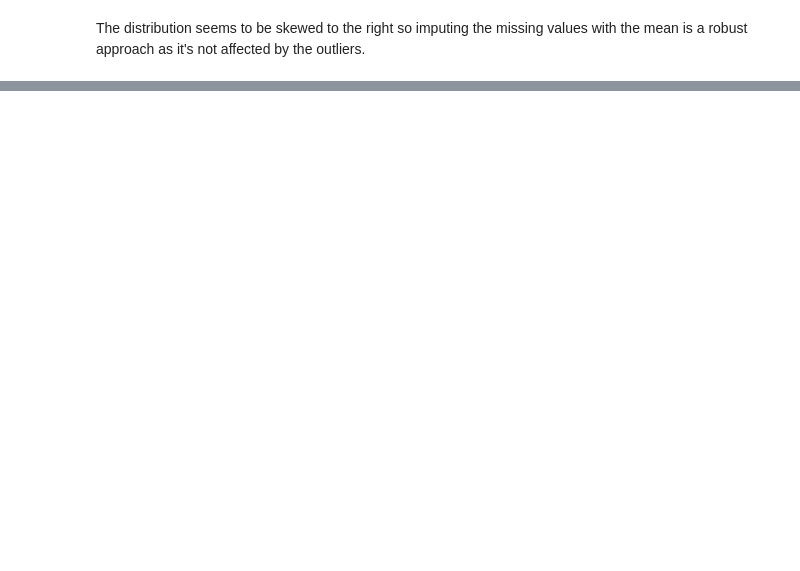
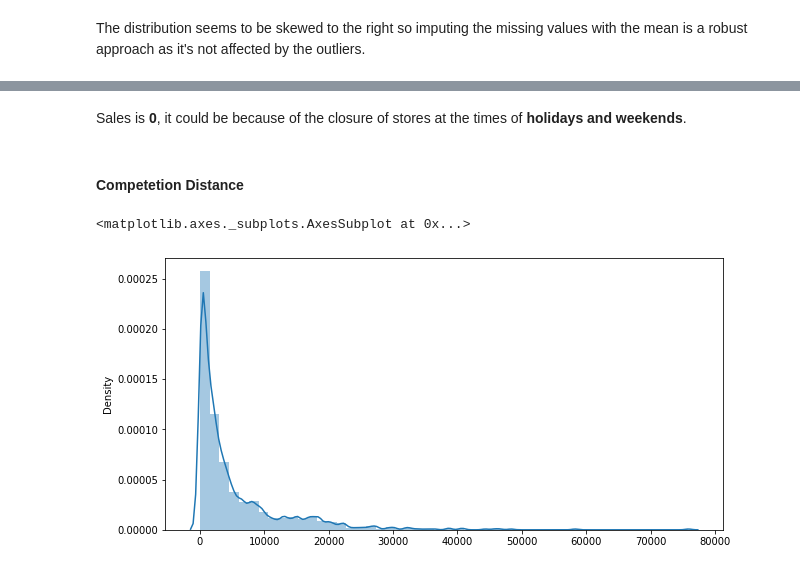
Before and after one commit to sahu-vishal/Rossmann-Sales-Prediction, a Jupyter notebook: Rossmann_Sales_Prediction_Capstone_Project.ipynb, the cells around one changed output, grey strips where cells are left out. Saved outputs shown, nothing was run; the diff lists cells and outputs as text; code cells hidden in the pictures; blank space fills up the shorter version.

```diff
--- a/Rossmann_Sales_Prediction_Capstone_Project.ipynb
+++ b/Rossmann_Sales_Prediction_Capstone_Project.ipynb
@@ -211,0 +289,10 @@ memory usage: 147.5+ MB
+# %% [markdown]
+Sales is **0**, it could be because of the closure of stores at the times of **holidays and weekends**.
+# %% [markdown]
+#### Competetion Distance
+# %%
+plt.figure(figsize=(10,5))
+sns.distplot(x = rossmann_store_df['CompetitionDistance'],hist = True)
+# %% [output]
+<matplotlib.axes._subplots.AxesSubplot at 0x...>
+[figure, added]
```
Also changed, not shown: parts of 103 cells of this notebook.
